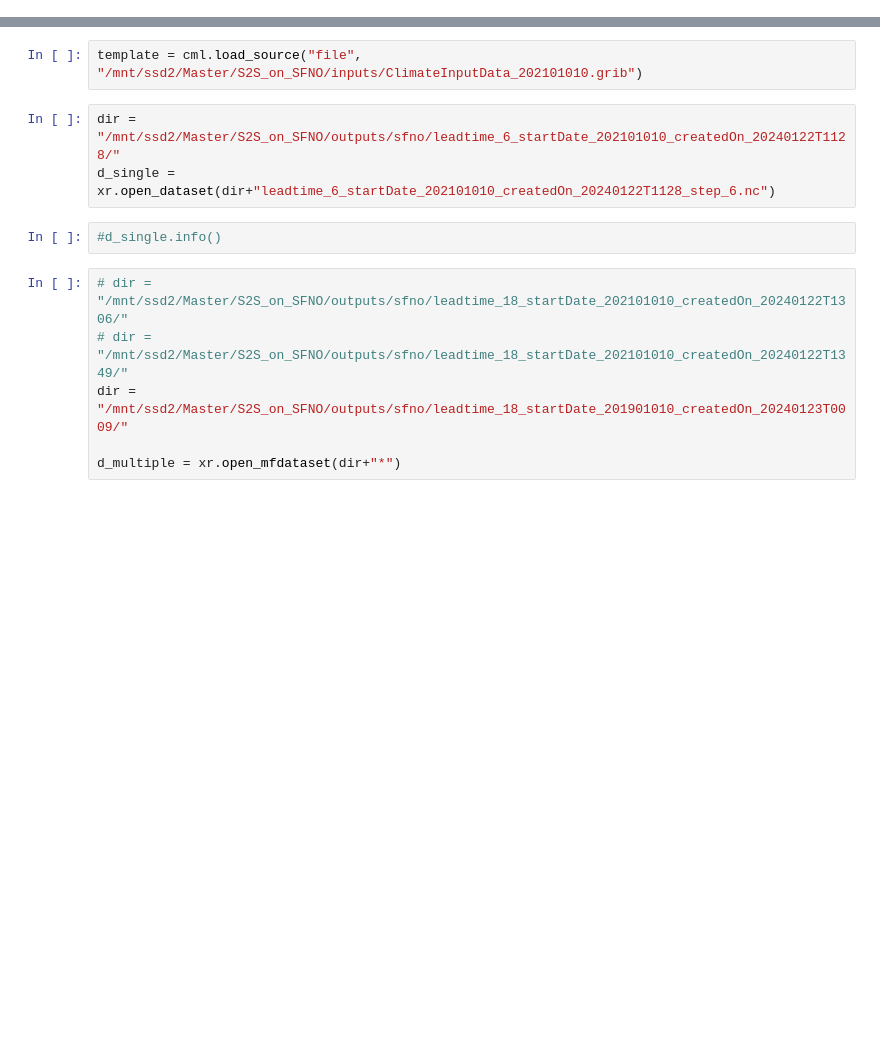
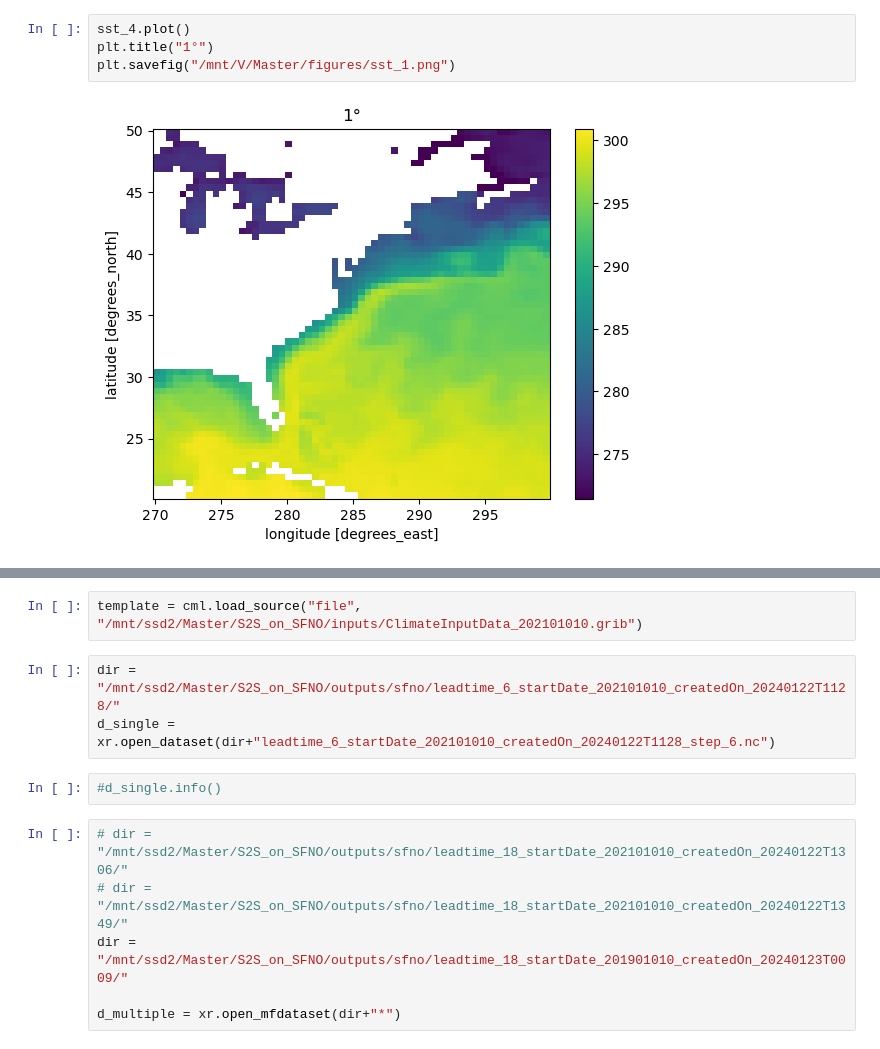
Before and after one commit to Slusny/Modulated-Spherical-Fourier-Neural-Operator, a Jupyter notebook: debug.ipynb, the cells around one changed output, grey strips where cells are left out. Saved outputs shown, nothing was run; the diff lists cells and outputs as text; blank space fills up the shorter version.

```diff
--- a/debug.ipynb
+++ b/debug.ipynb
@@ -6,0 +49,6 @@ import matplotlib.pyplot as plt
+# %%
+sst_4.plot()
+plt.title("1°")
+plt.savefig("/mnt/V/Master/figures/sst_1.png")
+# %% [output]
+[figure, added]
```
Also changed, not shown: parts of 6 cells of this notebook, 8 other files.
